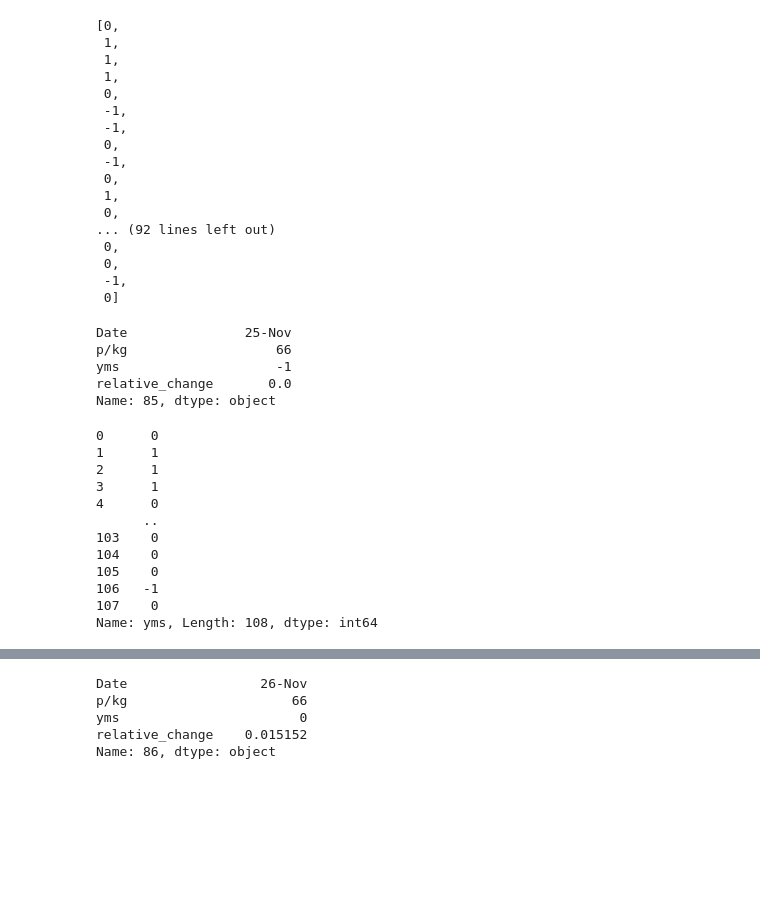
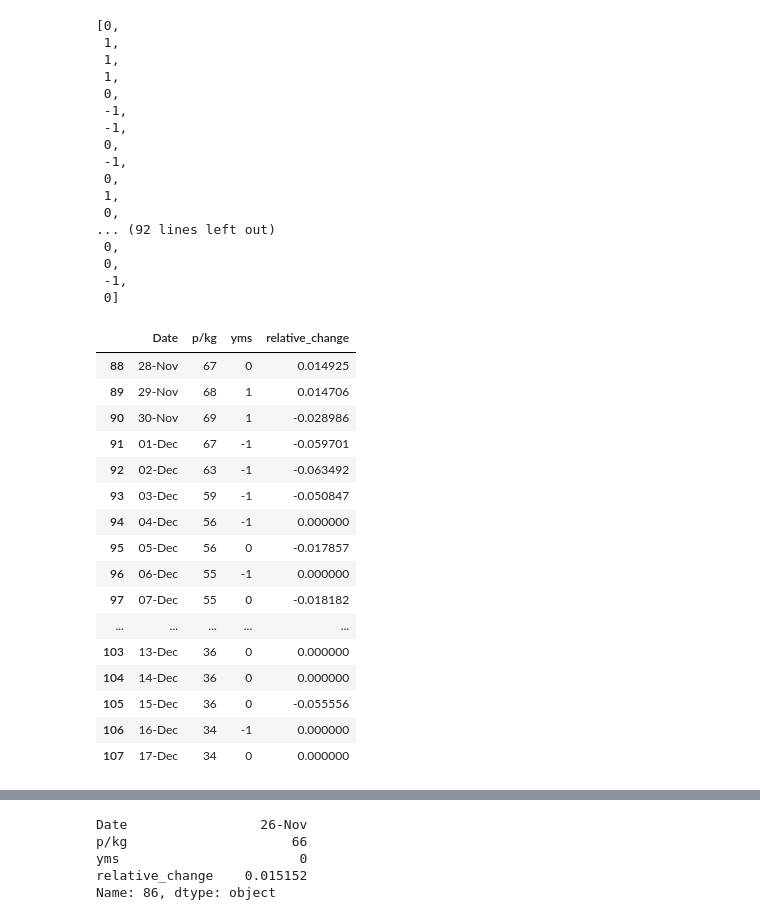
Before and after one commit to Nobody4591/Final-year-project, a Jupyter notebook: newfile.ipynb, the cells around one changed output, grey strips where cells are left out. Drawn from its saved outputs; the diff is of its cells as text; code cells hidden in the pictures; blank space fills up the shorter version.

```diff
--- a/newfile.ipynb
+++ b/newfile.ipynb
@@ -53,10 +53,23 @@ new_temp
 # %%
 df['yms']=new_temp
 df['relative_change']=relative_change
-df.iloc[85]
+
+df.tail(20)
 # %% [output]
-Date               25-Nov
-p/kg                   66
-yms                    -1
-relative_change       0.0
-Name: 85, dtype: object
+|  | Date | p/kg | yms | relative_change |
+| 88 | 28-Nov | 67 | 0 | 0.014925 |
+| 89 | 29-Nov | 68 | 1 | 0.014706 |
+| 90 | 30-Nov | 69 | 1 | -0.028986 |
+| 91 | 01-Dec | 67 | -1 | -0.059701 |
+| 92 | 02-Dec | 63 | -1 | -0.063492 |
+| 93 | 03-Dec | 59 | -1 | -0.050847 |
+| 94 | 04-Dec | 56 | -1 | 0.000000 |
+| 95 | 05-Dec | 56 | 0 | -0.017857 |
+| 96 | 06-Dec | 55 | -1 | 0.000000 |
+| 97 | 07-Dec | 55 | 0 | -0.018182 |
+| ... | ... | ... | ... | ... |
+| 103 | 13-Dec | 36 | 0 | 0.000000 |
+| 104 | 14-Dec | 36 | 0 | 0.000000 |
+| 105 | 15-Dec | 36 | 0 | -0.055556 |
+| 106 | 16-Dec | 34 | -1 | 0.000000 |
+| 107 | 17-Dec | 34 | 0 | 0.000000 |
@@ -65,16 +75,0 @@ x_train,y_train =df['p/kg'],df['yms']
-# %%
-x_train
-y_train
-# %% [output]
-0      0
-1      1
-2      1
-3      1
-4      0
-      ..
-103    0
-104    0
-105    0
-106   -1
-107    0
-Name: yms, Length: 108, dtype: int64
```
Also changed, not shown: parts of 11 cells of this notebook, 1 other file.
